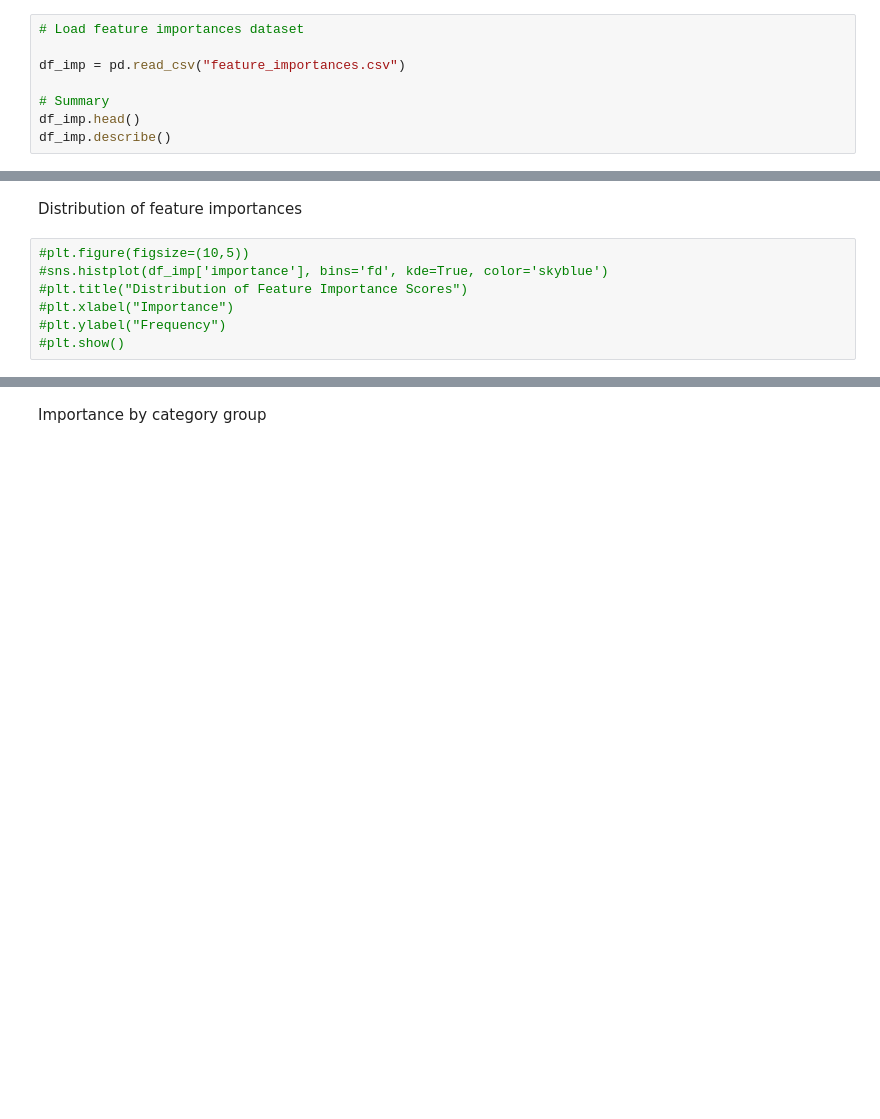
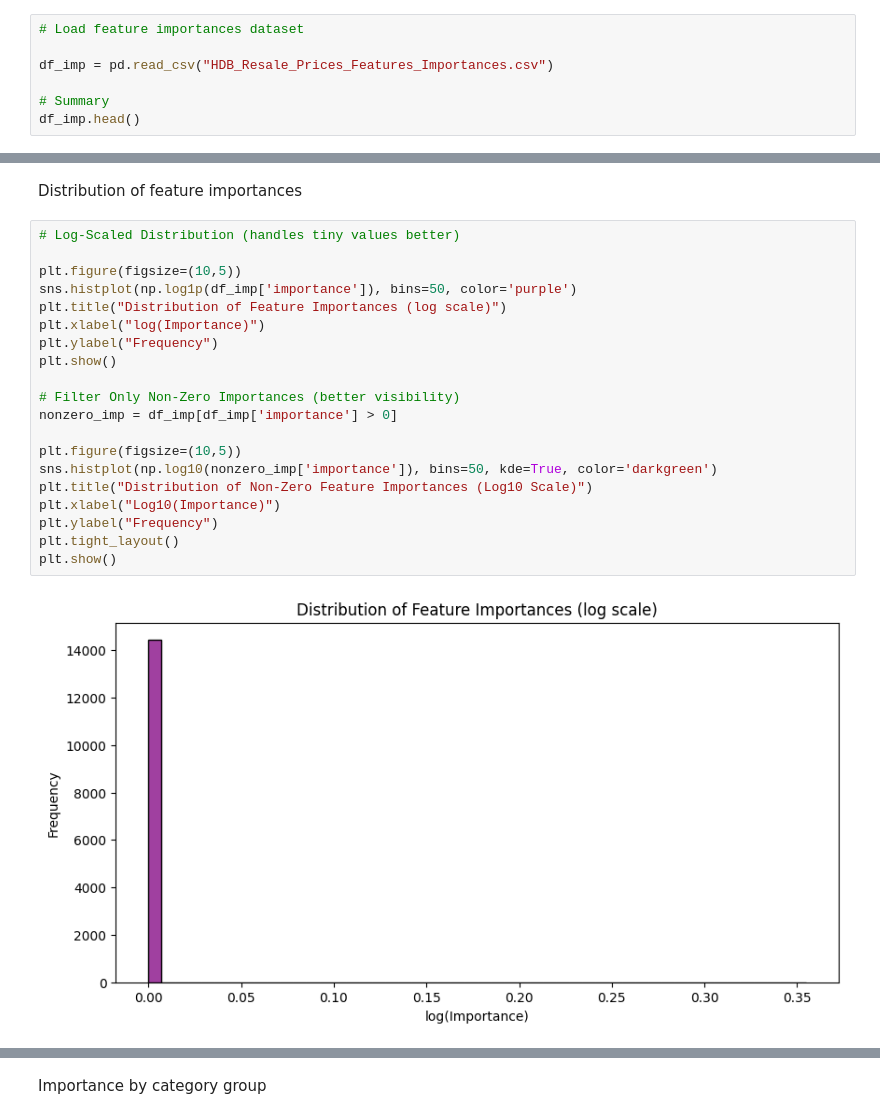
Before and after one commit to dehryl/DAA-Group-2-Internal-Project, a Jupyter notebook: EDA_Post_ML.ipynb, the cells around one changed output, grey strips where cells are left out. Saved outputs shown, nothing was run; the diff lists cells and outputs as text; blank space fills up the shorter version.

Commit message:
Update: Added EDA charts + feature importance analysis

```diff
--- a/EDA_Post_ML.ipynb
+++ b/EDA_Post_ML.ipynb
@@ -10,8 +10,7 @@ import seaborn as sns
 # %%
 # Load feature importances dataset
 
-df_imp = pd.read_csv("feature_importances.csv")
+df_imp = pd.read_csv("HDB_Resale_Prices_Features_Importances.csv")
 
 # Summary
 df_imp.head()
-df_imp.describe()
@@ -30,9 +38,24 @@ plt.show()
 # %% [markdown]
 Distribution of feature importances
-# %%
-#plt.figure(figsize=(10,5))
-#sns.histplot(df_imp['importance'], bins='fd', kde=True, color='skyblue')
-#plt.title("Distribution of Feature Importance Scores")
-#plt.xlabel("Importance")
-#plt.ylabel("Frequency")
-#plt.show()
+# %%
+# Log-Scaled Distribution (handles tiny values better)
+
+plt.figure(figsize=(10,5))
+sns.histplot(np.log1p(df_imp['importance']), bins=50, color='purple')
+plt.title("Distribution of Feature Importances (log scale)")
+plt.xlabel("log(Importance)")
+plt.ylabel("Frequency")
+plt.show()
+
+# Filter Only Non-Zero Importances (better visibility)
+nonzero_imp = df_imp[df_imp['importance'] > 0]
+
+plt.figure(figsize=(10,5))
+sns.histplot(np.log10(nonzero_imp['importance']), bins=50, kde=True, color='darkgreen')
+plt.title("Distribution of Non-Zero Feature Importances (Log10 Scale)")
+plt.xlabel("Log10(Importance)")
+plt.ylabel("Frequency")
+plt.tight_layout()
+plt.show()
+# %% [output]
+[figure, added]
```
Also changed, not shown: parts of 11 cells of this notebook, 2 other files.
